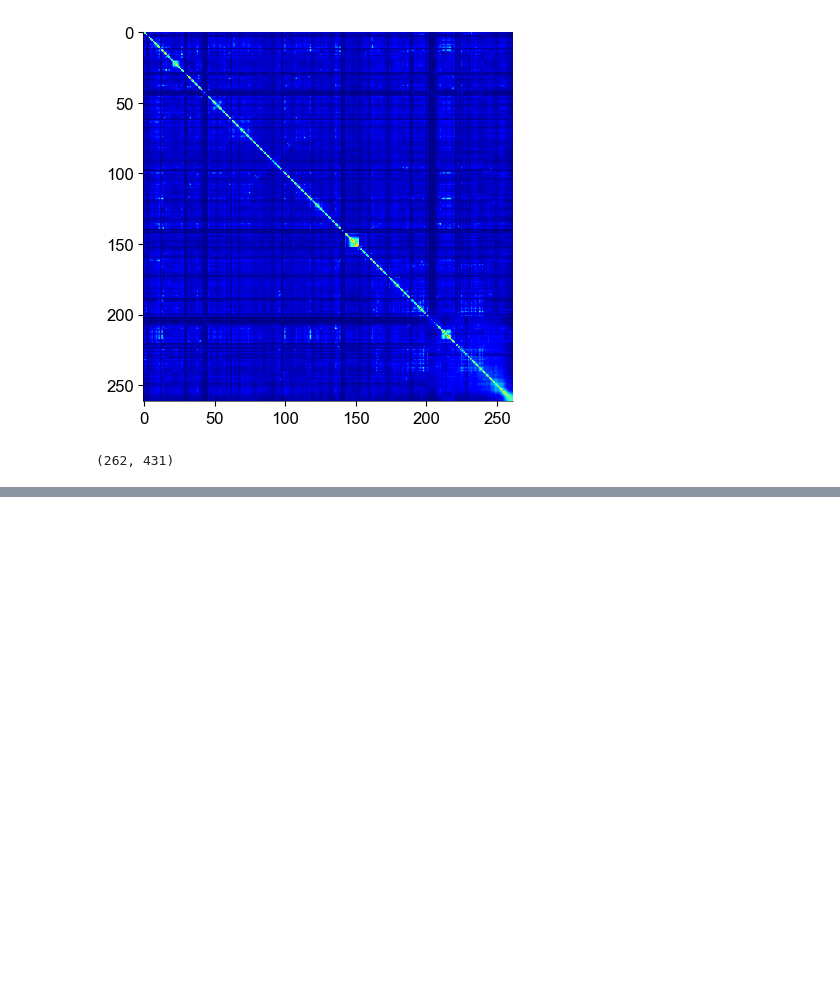
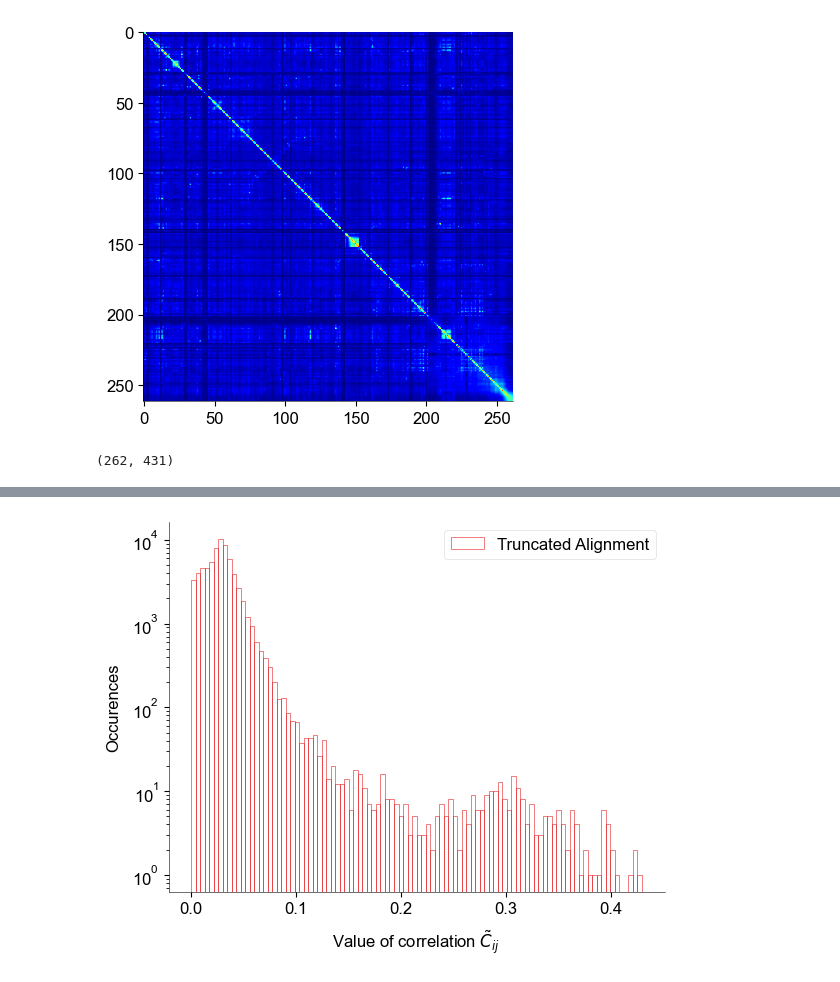
Before and after one commit to shoyip/SerProtAlign, a Jupyter notebook: notebooks/06_corrmatrix_analysis.ipynb, the cells around one changed output, grey strips where cells are left out. Saved outputs shown, nothing was run; the diff lists cells and outputs as text; code cells hidden in the pictures; blank space fills up the shorter version.

```diff
--- a/notebooks/06_corrmatrix_analysis.ipynb
+++ b/notebooks/06_corrmatrix_analysis.ipynb
@@ -43,0 +68,16 @@ plt.show()
+# %%
+plt.figure()
+# plt.hist(ctilde.flatten(), bins=100, label='Full Alignment', edgecolor='#'+color_cycle[0], facecolor=(0,0,0,0))
+plt.hist(ctilde_iter.flatten(), bins=100, label='Truncated Alignment', edgecolor='#'+color_cycle[1], facecolor=(0,0,0,0))
+# plt.hist(ctilde[removed_pos, removed_pos].flatten(), bins=100, label='Removed Positions', edgecolor='#'+color_cycle[2], facecolor=(0,0,0,0))
+# plt.hist(ctilde[iter_pos, :][:, removed_pos].flatten(), bins=100, label='Iter&Removed Positions', edgecolor='#'+color_cycle[3], facecolor=(0,0,0,0))
+# plt.hist(ctilde[removed_pos, :][:, iter_pos].flatten(), bins=100, label='Removed&Iter Positions', edgecolor='#'+color_cycle[4], facecolor=(0,0,0,0))
+# plt.ylim([0, 50000])
+# plt.xlim([0, 0.15])
+plt.yscale('log')
+plt.ylabel('Occurences')
+plt.xlabel('Value of correlation $\~{C}_{ij}$')
+plt.legend()
+plt.show()
+# %% [output]
+[figure, added]
```
Also changed, not shown: parts of 8 cells of this notebook, 1 other file.
